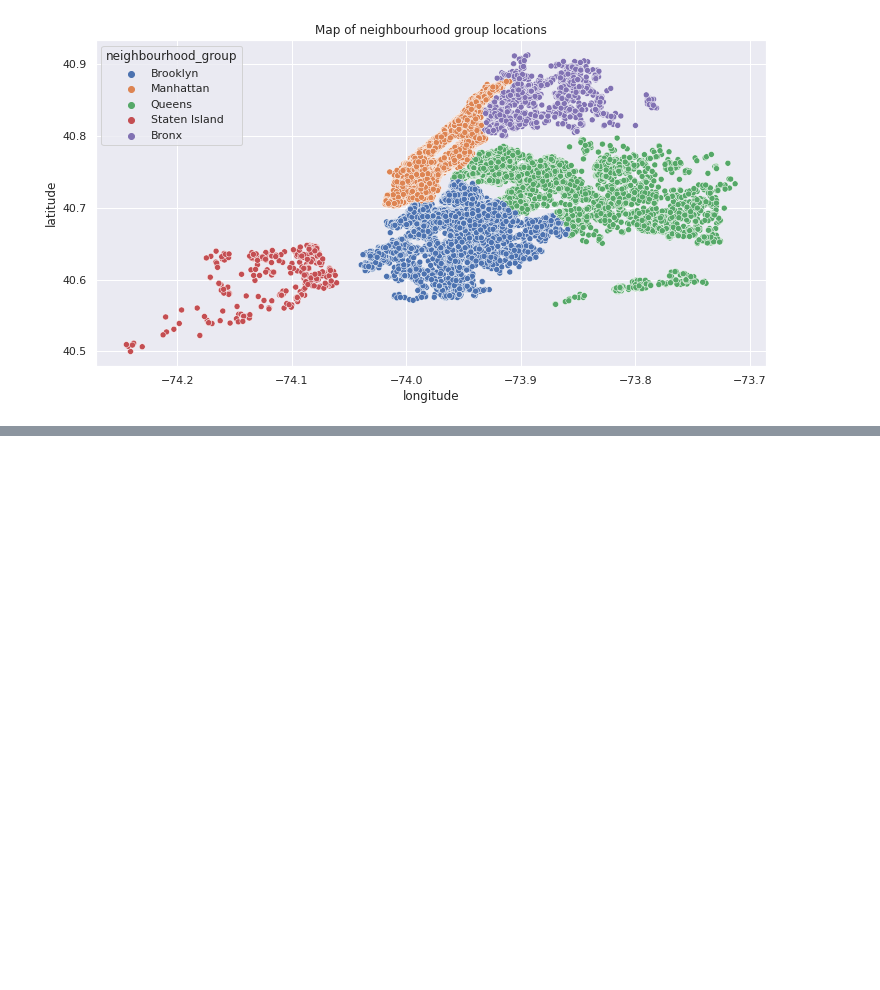
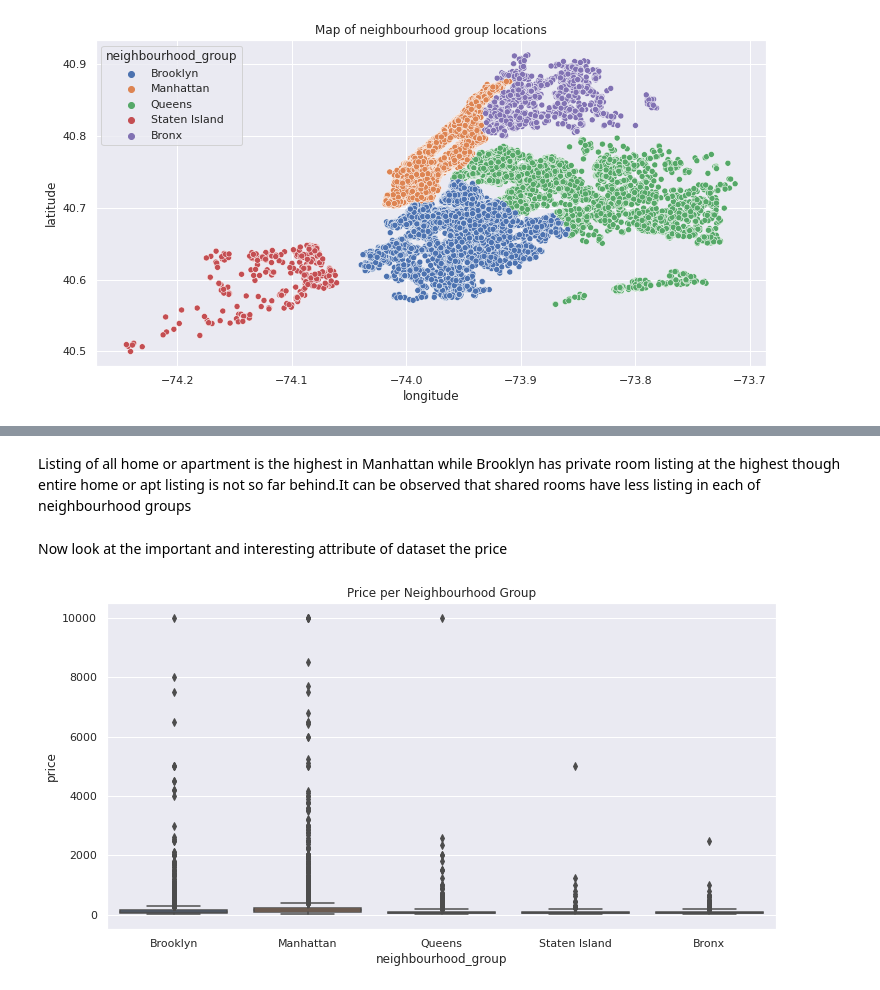
Before and after one commit to pushkarsri999/eda_project_on_airbnb_hotel_booking_analysis, a Jupyter notebook: My_project_on_Airbnb_Bookings_Analysis_Capstone_Project.ipynb, the cells around one changed output, grey strips where cells are left out. Saved outputs shown, nothing was run; the diff lists cells and outputs as text; code cells hidden in the pictures; blank space fills up the shorter version.

```diff
--- a/My_project_on_Airbnb_Bookings_Analysis_Capstone_Project.ipynb
+++ b/My_project_on_Airbnb_Bookings_Analysis_Capstone_Project.ipynb
@@ -117,0 +177,15 @@ plt.ioff()
+# %% [markdown]
+Listing of all home or apartment is the highest in Manhattan while Brooklyn has private room listing at the highest though entire home or apt listing is not so far behind.It can be observed that shared rooms have  less listing in each of  neighbourhood groups
+# %% [markdown]
+Now  look at the  important and interesting attribute of dataset the price
+# %%
+x= 'neighbourhood_group'
+y= 'price'
+title = 'Price per Neighbourhood Group'
+
+#f, ax = plt.subplots(figsize=(8, 6))
+sns.boxplot(x=x, y=y, data=data)
+plt.title(title)
+plt.ioff()
+# %% [output]
+[figure, added]
```
Also changed, not shown: parts of 41 cells of this notebook.
